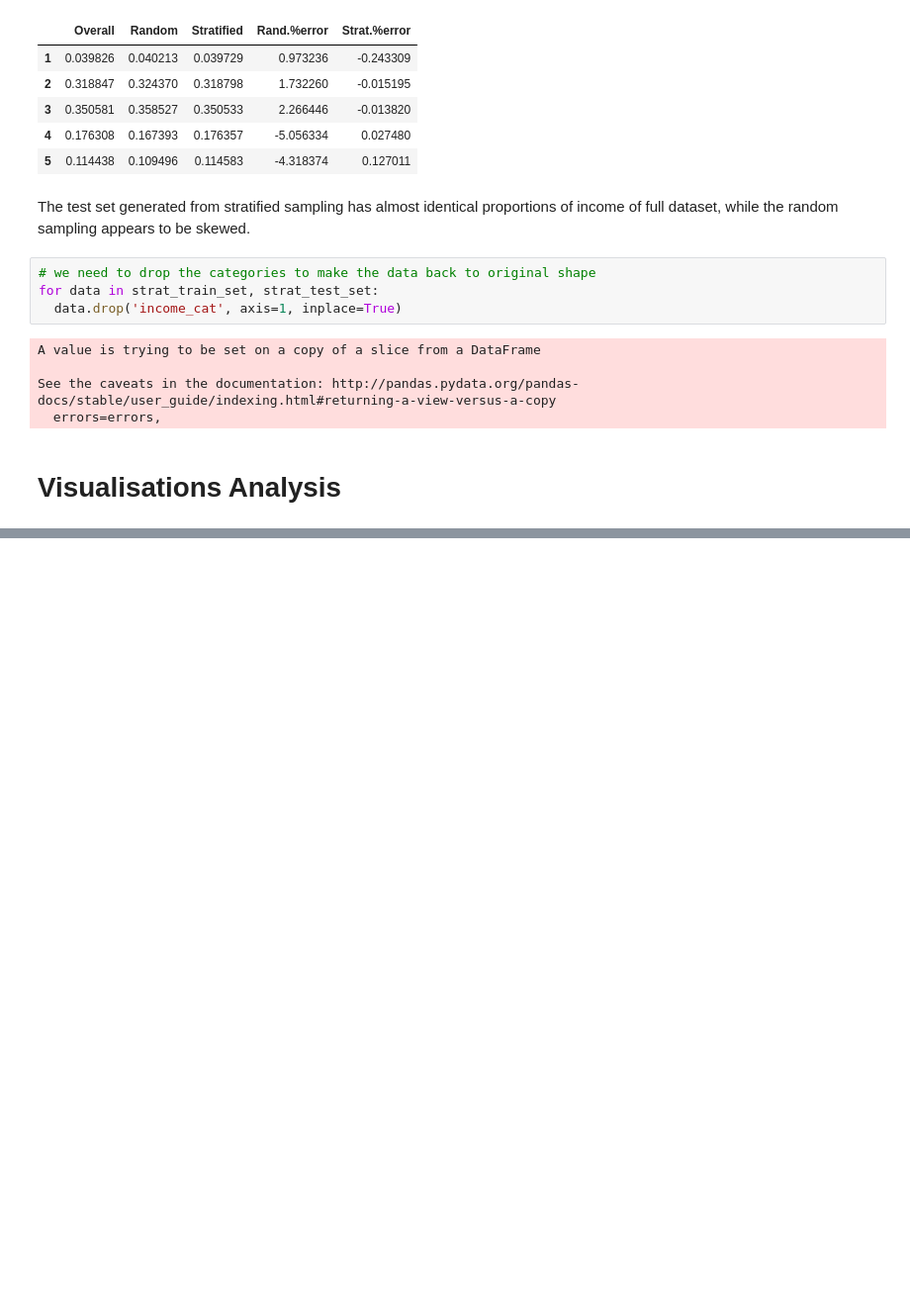
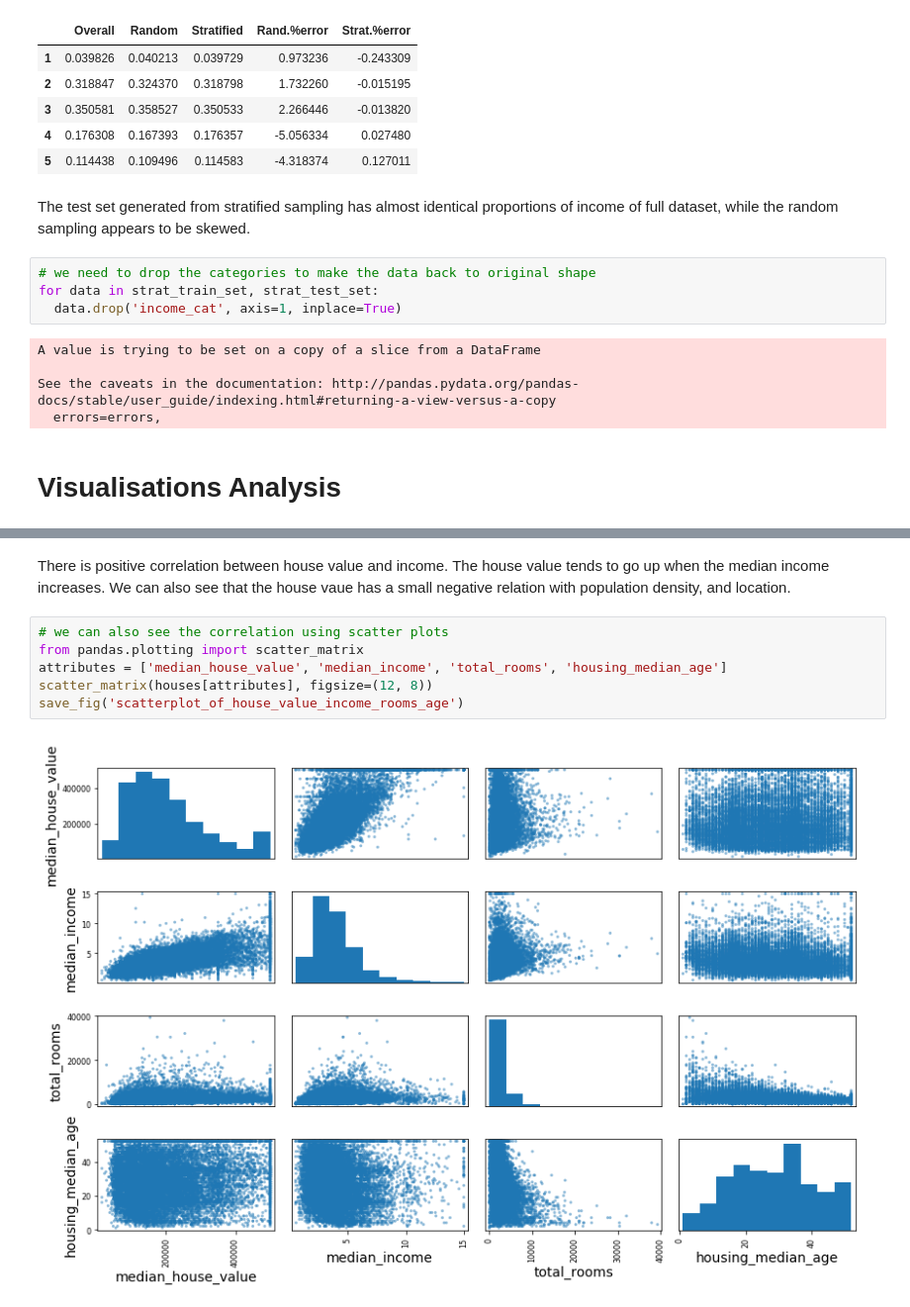
Before and after one commit to AilingLiu/property_price_prediction, a Jupyter notebook: housing_price_predict.ipynb, the cells around one changed output, grey strips where cells are left out. Shown at 99% size. Drawn from its saved outputs; the diff is of its cells as text; blank space fills up the shorter version.

```diff
--- a/housing_price_predict.ipynb
+++ b/housing_price_predict.ipynb
@@ -194,0 +245,10 @@ See the caveats in the documentation: http://pandas.pydata.org/pandas-docs/stabl
+# %% [markdown]
+There is positive correlation between house value and income. The house value tends to go up when the median income increases. We can also see that the house vaue has a small negative relation with population density, and location.
+# %%
+# we can also see the correlation using scatter plots
+from pandas.plotting import scatter_matrix
+attributes = ['median_house_value', 'median_income', 'total_rooms', 'housing_median_age']
+scatter_matrix(houses[attributes], figsize=(12, 8))
+save_fig('scatterplot_of_house_value_income_rooms_age')
+# %% [output]
+[figure, added]
```
Also changed, not shown: parts of 51 cells of this notebook.
